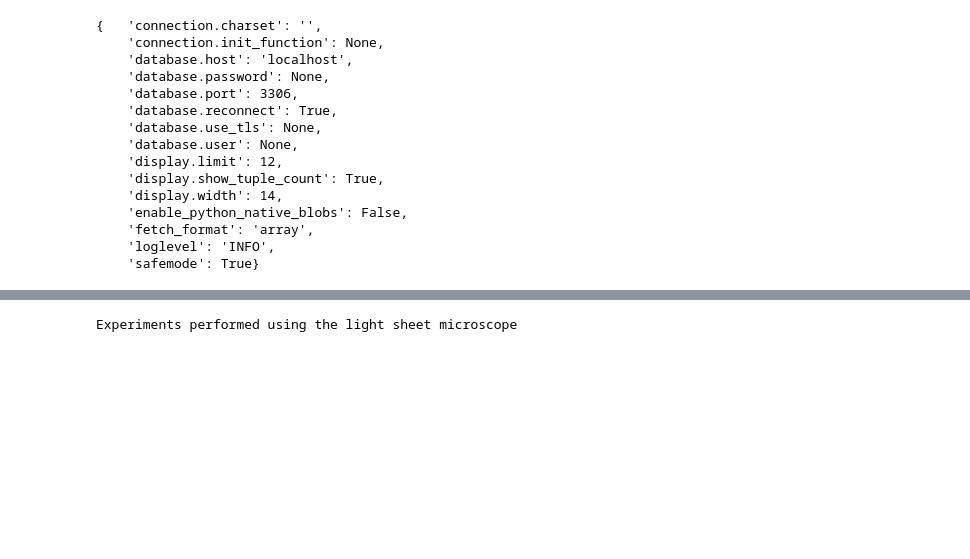
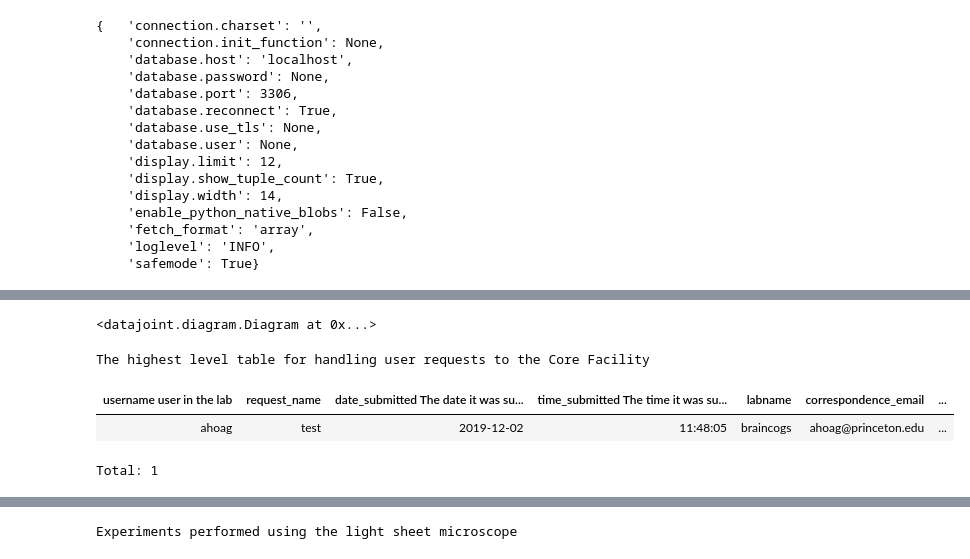
Before and after one commit to BrainCOGS/lightserv, a Jupyter notebook: notebooks/datajoint_sandbox.ipynb, the cells around one changed output, grey strips where cells are left out. Cells and saved outputs as stored; diff of their text form; code cells hidden in the pictures; blank space fills up the shorter version.

```diff
--- a/notebooks/datajoint_sandbox.ipynb
+++ b/notebooks/datajoint_sandbox.ipynb
@@ -53,3 +49,14 @@ Connecting ahoag@localhost:3306
+# %%
+dj.ERD(schema)
+# %% [output]
+<datajoint.diagram.Diagram at 0x...>
+# %%
+schema.Request()
+# %% [output]
+The highest level table for handling user requests to the Core Facility
+| username user in the lab | request_name | date_submitted The date it was su... | time_submitted The time it was su... | labname | correspondence_email | ... |
+| ahoag | test | 2019-12-02 | 11:48:05 | braincogs | ahoag@princeton.edu | ... |
+Total: 1
 # %%
 schema.Sample()
 # %% [output]
```
Also changed, not shown: parts of 5 cells of this notebook, 14 other files.
